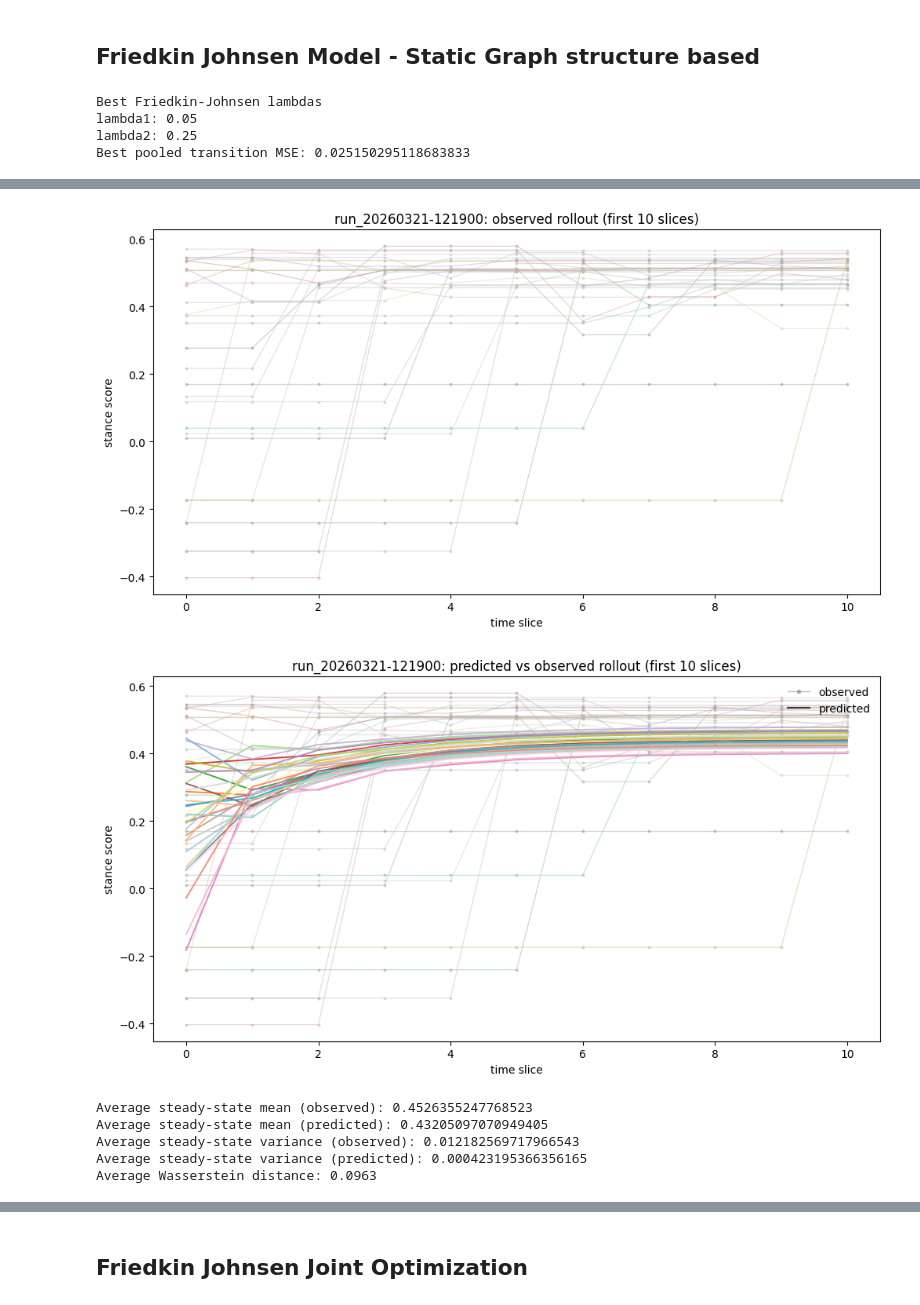
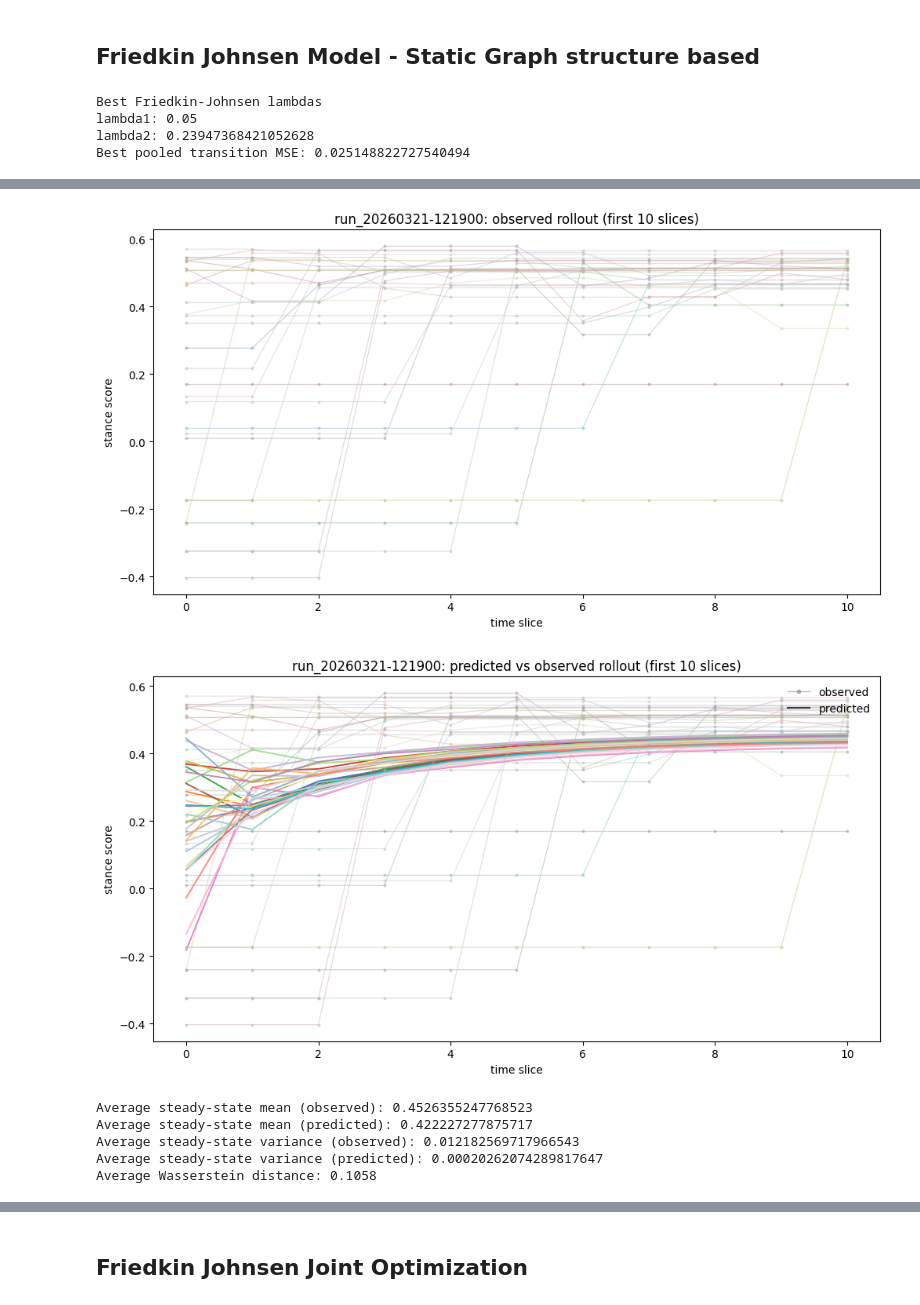
Before and after one commit to samuelLi05/llm-network, a Jupyter notebook: modeling/models/baseline_models.ipynb, the cells around one changed output, grey strips where cells are left out. Drawn from its saved outputs; the diff is of its cells as text; code cells hidden in the pictures.

```diff
--- a/modeling/models/models.ipynb
+++ b/modeling/models/baseline_models.ipynb
@@ -20,7 +20,7 @@ PAIR_DIR = INIT_ROOT / 'tests' / 'single_shot_tests' / 'data' / 'stance_converte
 
 PARAMS = {
     'stance_clip': (-1.0, 1.0),
-    'lambda_grid': np.linspace(0.05, 0.95, 19),
+    'lambda_grid': np.linspace(0.05, 0.95, 39),
     'rollout_horizon_cap': 20,
     'validation_horizon': 8,
 }
@@ -456,11 +456,11 @@ print('Best pooled transition MSE:', best_fj_result['mse_pool'])
 # %% [output]
 Best Friedkin-Johnsen lambdas
 lambda1: 0.05
-lambda2: 0.25
-Best pooled transition MSE: 0.025150295118683833
+lambda2: 0.23947368421052628
+Best pooled transition MSE: 0.025148822727540494
 # %%
-FJ_LAMBDA1 = 0.1
-FJ_LAMBDA2 = 0.3
+FJ_LAMBDA1 = 0.05
+FJ_LAMBDA2 = 0.25
 FJ_W, FJ_b, X_pool_fj, Y_pool_fj = fit_friedkin_johnsen(
     RUN_TRAJ,
     RUN_NEIGHBORS,
@@ -523,10 +523,10 @@ Global MSE loss: 0.027261293202900112
 [figure]
-[figure, old version]
+[figure, new version]
 Average steady-state mean (observed): 0.4526355247768523
-Average steady-state mean (predicted): 0.43205097070949405
+Average steady-state mean (predicted): 0.422227277875717
 Average steady-state variance (observed): 0.012182569717966543
-Average steady-state variance (predicted): 0.000423195366356165
-Average Wasserstein distance: 0.0963
+Average steady-state variance (predicted): 0.00020262074289817647
+Average Wasserstein distance: 0.1058
 # %%
 from plot_utils import compute_fj_eigenvalue
 
```
Also changed, not shown: parts of 11 cells of this notebook, 4 other files.
